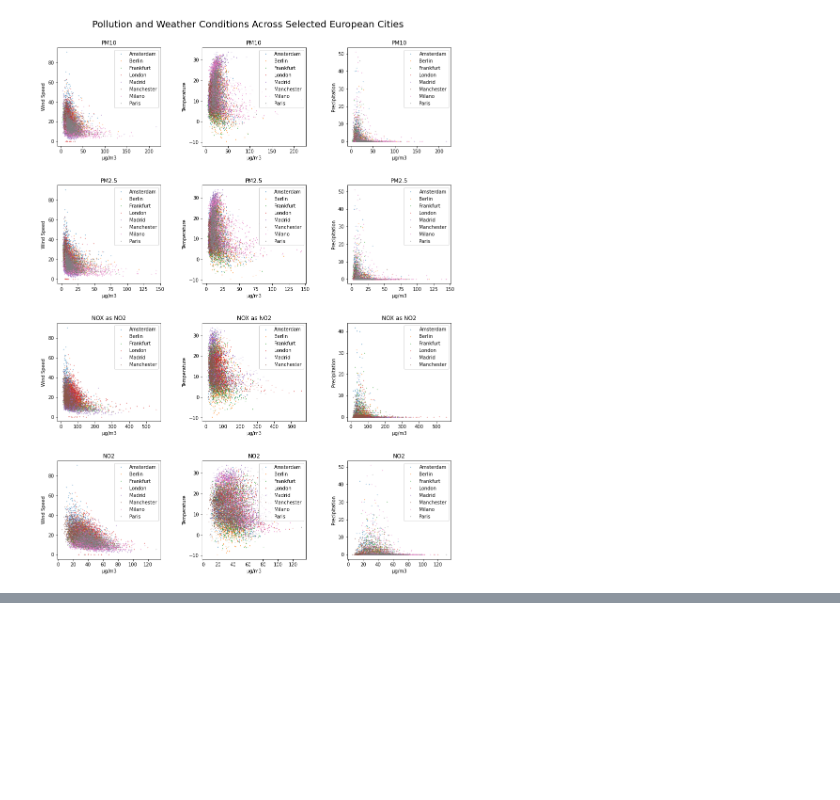
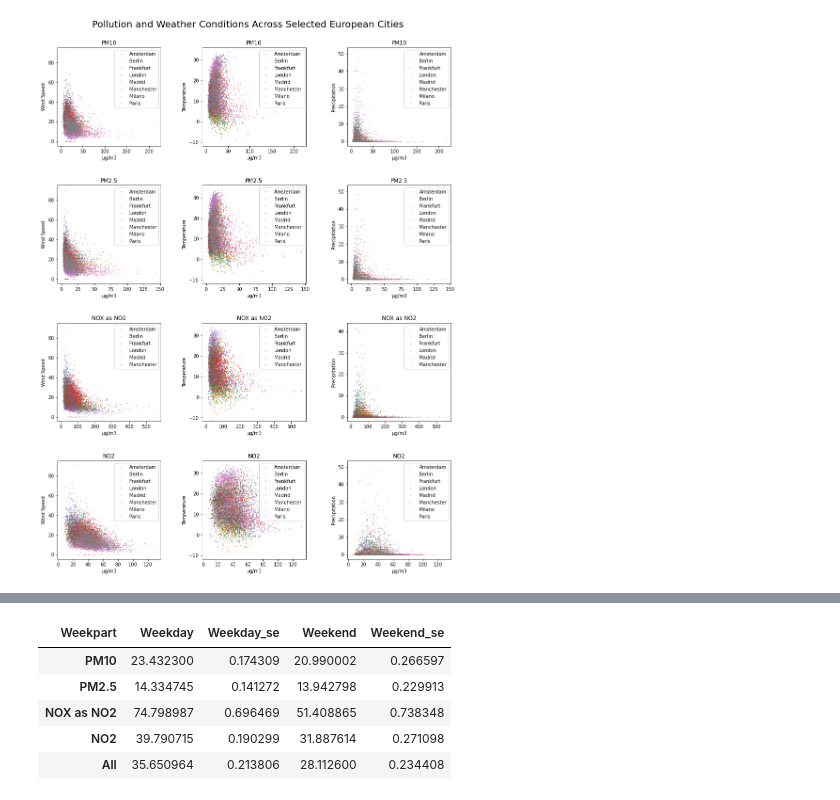
Before and after one commit to RustyBrain/ucl_step_assign2, a Jupyter notebook: Modelling.ipynb, the cells around one changed output, grey strips where cells are left out. Saved outputs shown, nothing was run; the diff lists cells and outputs as text; code cells hidden in the pictures; blank space fills up the shorter version.

```diff
--- a/Modelling.ipynb
+++ b/Modelling.ipynb
@@ -69,0 +171,51 @@ plt.show()
+# %%
+df_weekend = df[df['weekend'] == 1]
+df_weekend = df_weekend.dropna(subset=['Concentration'])
+df_weekday = df[df['weekend'] == 0]
+df_weekday = df_weekday.dropna(subset=['Concentration'])
+df_weekend_plot = pd.DataFrame()
+weekday = {
+    'Weekpart': 'Weekday',
+    'PM10': df_weekday[df_weekday['pollutant'] == 'PM10']['Concentration'].mean(),
+    'PM2.5': df_weekday[df_weekday['pollutant'] == 'PM2.5']['Concentration'].mean(),
+    'NOX as NO2': df_weekday[df_weekday['pollutant'] == 'NOX as NO2']['Concentration'].mean(),
+    'NO2': df_weekday[df_weekday['pollutant'] == 'NO2']['Concentration'].mean(),
+    'All': df_weekday['Concentration'].mean()
+}
+weekday_se = {
+    'Weekpart': 'Weekday_se',
+    'PM10': df_weekday[df_weekday['pollutant'] == 'PM10']['Concentration'].sem(),
+    'PM2.5': df_weekday[df_weekday['pollutant'] == 'PM2.5']['Concentration'].sem(),
+    'NOX as NO2': df_weekday[df_weekday['pollutant'] == 'NOX as NO2']['Concentration'].sem(),
+    'NO2': df_weekday[df_weekday['pollutant'] == 'NO2']['Concentration'].sem(),
+    'All': df_weekday['Concentration'].sem()
+}
+weekend = {
+    'Weekpart': 'Weekend',
+    'PM10': df_weekend[df_weekend['pollutant'] == 'PM10']['Concentration'].mean(),
+    'PM2.5': df_weekend[df_weekend['pollutant'] == 'PM2.5']['Concentration'].mean(),
+    'NOX as NO2': df_weekend[df_weekend['pollutant'] == 'NOX as NO2']['Concentration'].mean(),
+    'NO2': df_weekend[df_weekend['pollutant'] == 'NO2']['Concentration'].mean(),
+    'All': df_weekend['Concentration'].mean()
+}
+weekend_se = {
+    'Weekpart': 'Weekend_se',
+    'PM10': df_weekend[df_weekend['pollutant'] == 'PM10']['Concentration'].sem(),
+    'PM2.5': df_weekend[df_weekend['pollutant'] == 'PM2.5']['Concentration'].sem(),
+    'NOX as NO2': df_weekend[df_weekend['pollutant'] == 'NOX as NO2']['Concentration'].sem(),
+    'NO2': df_weekend[df_weekend['pollutant'] == 'NO2']['Concentration'].sem(),
+    'All': df_weekend['Concentration'].sem()
+}
+
+df_weekend_plot = df_weekend_plot.append([weekday,weekday_se, weekend, weekend_se])
+df_weekend_plot = df_weekend_plot.set_index('Weekpart')
+df_weekend_plot.T
+ax = df_weekend_plot.T.plot(kind='bar', figsize=(10,10))
+ax.set_ylabel('µg/m3')
+# %% [output]
+| Weekpart | Weekday | Weekday_se | Weekend | Weekend_se |
+| PM10 | 23.432300 | 0.174309 | 20.990002 | 0.266597 |
+| PM2.5 | 14.334745 | 0.141272 | 13.942798 | 0.229913 |
+| NOX as NO2 | 74.798987 | 0.696469 | 51.408865 | 0.738348 |
+| NO2 | 39.790715 | 0.190299 | 31.887614 | 0.271098 |
+| All | 35.650964 | 0.213806 | 28.112600 | 0.234408 |
```
Also changed, not shown: parts of 9 cells of this notebook, 3 other files.
